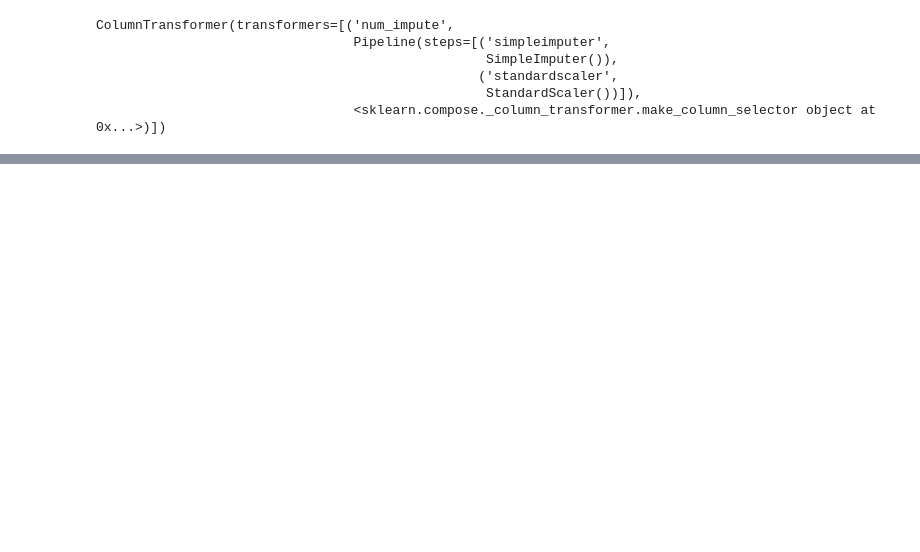
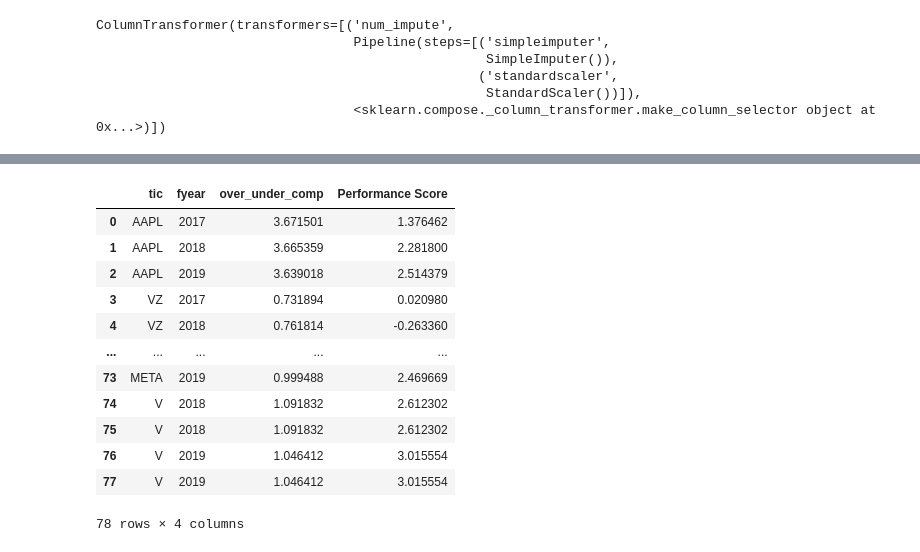
Before and after one commit to tobeybill/TISATAFL, a Jupyter notebook: CorrelationCreation.ipynb, the cells around one changed output, grey strips where cells are left out. Saved outputs shown, nothing was run; the diff lists cells and outputs as text; code cells hidden in the pictures; blank space fills up the shorter version.

```diff
--- a/CorrelationCreation.ipynb
+++ b/CorrelationCreation.ipynb
@@ -187,0 +258,9 @@ scores_df
+# %%
+BOD_df = pd.read_csv('input_data_clean/BOD_DF.csv')
+CEO_df = pd.read_csv('input_data_clean/CEO_DF.csv')
+# %%
+BOD_key = BOD_df[['ticker','year','signature_index']]
+CEO_key = CEO_df[['ticker','year','signature_index']]
+
+BOD_key = BOD_key.drop_duplicates()
+CEO_key = CEO_key.drop_duplicates()
@@ -187,0 +315,25 @@ scores_df
+# %%
+BOD_small = BOD_small_merged[['ticker', 'year', 'over_under_comp']]
+BOD_small = BOD_small.rename(columns={'ticker':'tic','year':'fyear'})
+BOD_small.drop_duplicates()
+BOD_small = BOD_small.merge(scores_df,
+                how='left',
+                on=['tic','fyear'],
+                indicator=False,
+                validate='m:1')
+
+BOD_med = BOD_med_merged[['ticker', 'year', 'over_under_comp']]
+BOD_med = BOD_med.rename(columns={'ticker':'tic','year':'fyear'})
+BOD_med = BOD_med.merge(scores_df,
+                how='left',
+                on=['tic','fyear'],
+                indicator=False,
+                validate='m:1')
+
+BOD_large = BOD_large_merged[['ticker', 'year', 'over_under_comp']]
+BOD_large = BOD_large.rename(columns={'ticker':'tic','year':'fyear'})
+BOD_large = BOD_large.merge(scores_df,
+                how='left',
+                on=['tic','fyear'],
+                indicator=False,
+                validate='m:1')
@@ -187,0 +364,16 @@ scores_df
+# %%
+BOD_large
+# %% [output]
+|  | tic | fyear | over_under_comp | Performance Score |
+| 0 | AAPL | 2017 | 3.671501 | 1.376462 |
+| 1 | AAPL | 2018 | 3.665359 | 2.281800 |
+| 2 | AAPL | 2019 | 3.639018 | 2.514379 |
+| 3 | VZ | 2017 | 0.731894 | 0.020980 |
+| 4 | VZ | 2018 | 0.761814 | -0.263360 |
+| ... | ... | ... | ... | ... |
+| 73 | META | 2019 | 0.999488 | 2.469669 |
+| 74 | V | 2018 | 1.091832 | 2.612302 |
+| 75 | V | 2018 | 1.091832 | 2.612302 |
+| 76 | V | 2019 | 1.046412 | 3.015554 |
+| 77 | V | 2019 | 1.046412 | 3.015554 |
+78 rows × 4 columns
```
Also changed, not shown: parts of 17 cells of this notebook, 3 other files.
